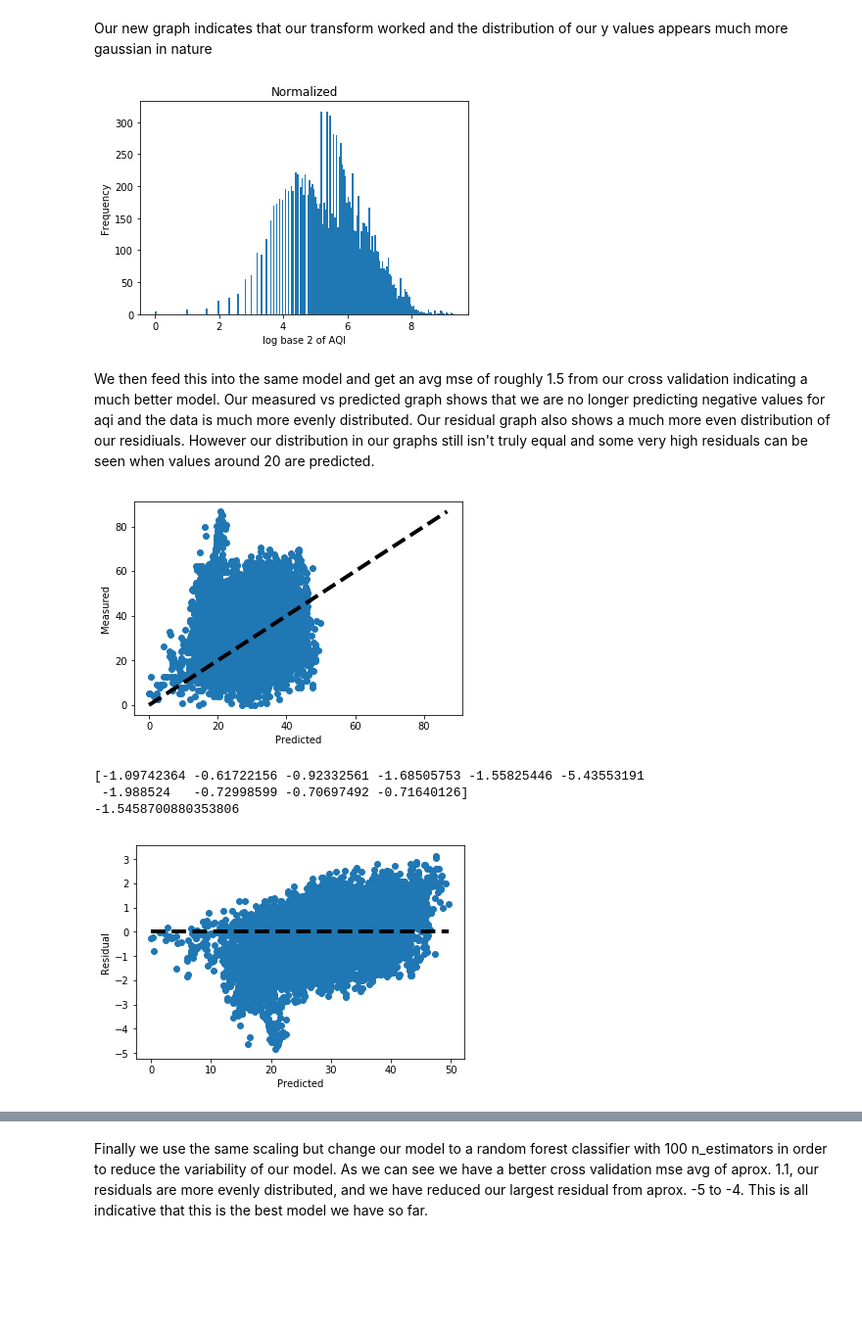
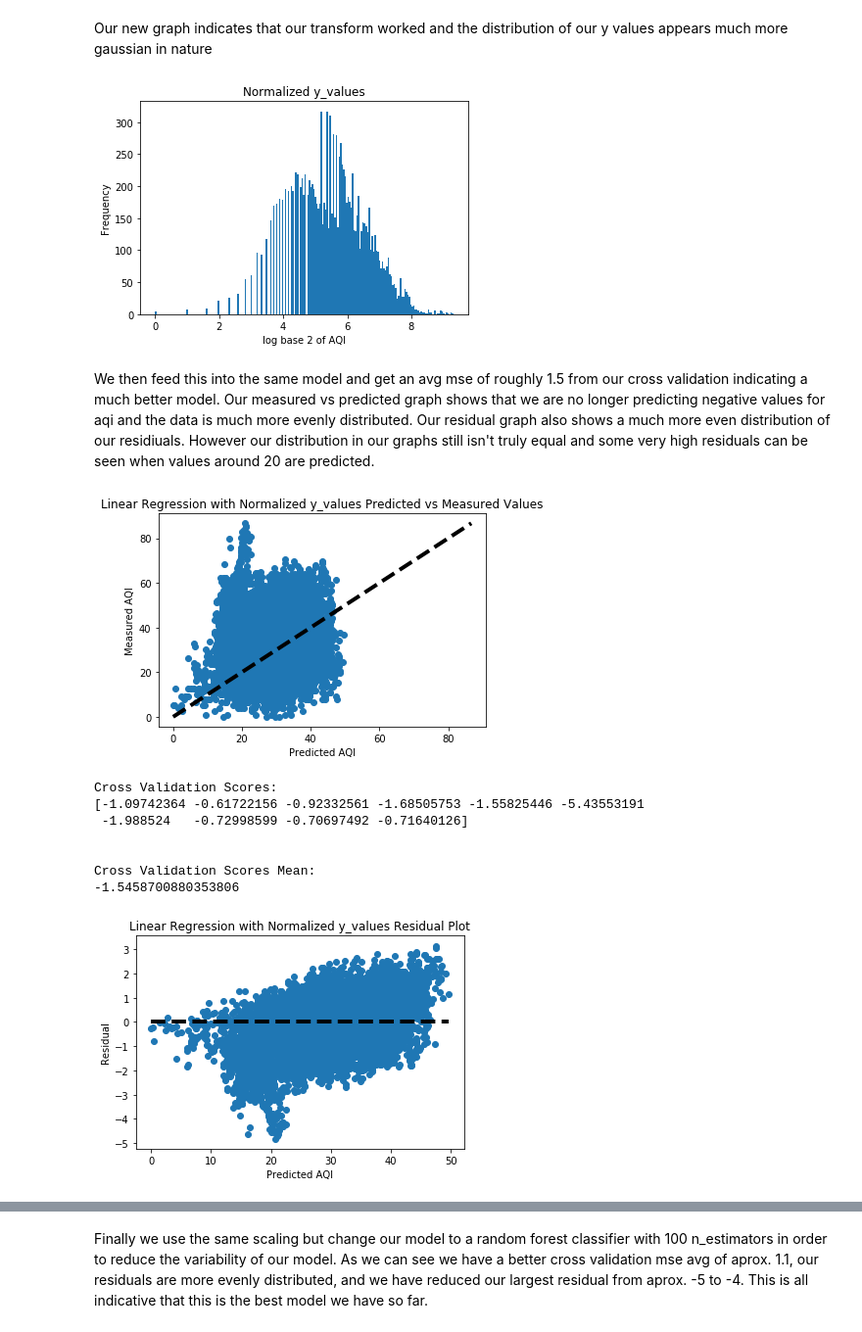
Before and after one commit to seanconeys/Shanghai_AQI, a Jupyter notebook: AQI Sklearn.ipynb, the cells around one changed output, grey strips where cells are left out. Shown: that part at 98% size. Cells and saved outputs as stored; diff of their text form; code cells hidden in the pictures; blank space fills up the shorter version.

```diff
--- a/AQI Sklearn.ipynb
+++ b/AQI Sklearn.ipynb
@@ -152,35 +162,44 @@ Our new graph indicates that our transform worked and the distribution of our y
 plt.hist(y_train, bins=200)
 plt.ylabel('Frequency')
 plt.xlabel('log base 2 of AQI');
-plt.title('Normalized');
+plt.title('Normalized y_values');
 # %% [output]
-[figure, old version]
+[figure, new version]
 # %% [markdown]
 We then feed this into the same model and get an avg mse of roughly 1.5 from our cross validation indicating a much better model. Our measured vs predicted graph shows that we are no longer predicting negative values for aqi and the data is much more evenly distributed. Our residual graph also shows a much more even distribution of our residiuals. However our distribution in our graphs still isn't truly equal and some very high residuals can be seen when values around 20 are predicted.
 # %%
 pipeline = Pipeline([
     ('scaler',sk.preprocessing.StandardScaler()),
     ('clf', LinearRegression())
 ])
 predicted = sk.model_selection.cross_val_predict(pipeline, X_train, y_train, cv=10)
 
 fig, ax = plt.subplots()
 predicted = np.array([x**2 for x in predicted])
 y_train_unnormed = np.array([ x**2 for x in y_train])
 ax.scatter(predicted,y_train_unnormed)
 ax.plot([y_train_unnormed.min(), y_train_unnormed.max()], [y_train_unnormed.min(), y_train_unnormed.max()], 'k--', lw=4)
-ax.set_xlabel('Predicted')
-ax.set_ylabel('Measured')
+ax.set_xlabel('Predicted AQI')
+ax.set_ylabel('Measured AQI')
+plt.title('Linear Regression with Normalized y_values Predicted vs Measured Values')
 plt.show()
 
 scores = sk.model_selection.cross_val_score(pipeline,X_train,y_train,cv=10,
     scoring='neg_mean_squared_error')
+
+print('Cross Validation Scores:')
 print(scores)
+print('\n')
+print('Cross Validation Scores Mean:')
 print(np.mean(scores))
 # %% [output]
-[figure, old version]
+[figure, new version]
+Cross Validation Scores:
 [-1.09742364 -0.61722156 -0.92332561 -1.68505753 -1.55825446 -5.43553191
  -1.988524   -0.72998599 -0.70697492 -0.71640126]
+
+
+Cross Validation Scores Mean:
 -1.5458700880353806
 # %%
 fig, ax = plt.subplots()
@@ -189,9 +208,10 @@ residuals = stats.zscore(residuals)
 
 ax.scatter(predicted, residuals)
 ax.plot([predicted.min(), predicted.max()], [0 for i in [predicted.min(), predicted.max()]] , 'k--', lw=4)
-ax.set_xlabel('Predicted')
+ax.set_xlabel('Predicted AQI')
 ax.set_ylabel('Residual')
+plt.title('Linear Regression with Normalized y_values Residual Plot')
 plt.show()
 # %% [output]
-[figure, old version]
+[figure, new version]
 # %% [markdown]
```
Also changed, not shown: parts of 12 cells of this notebook.
